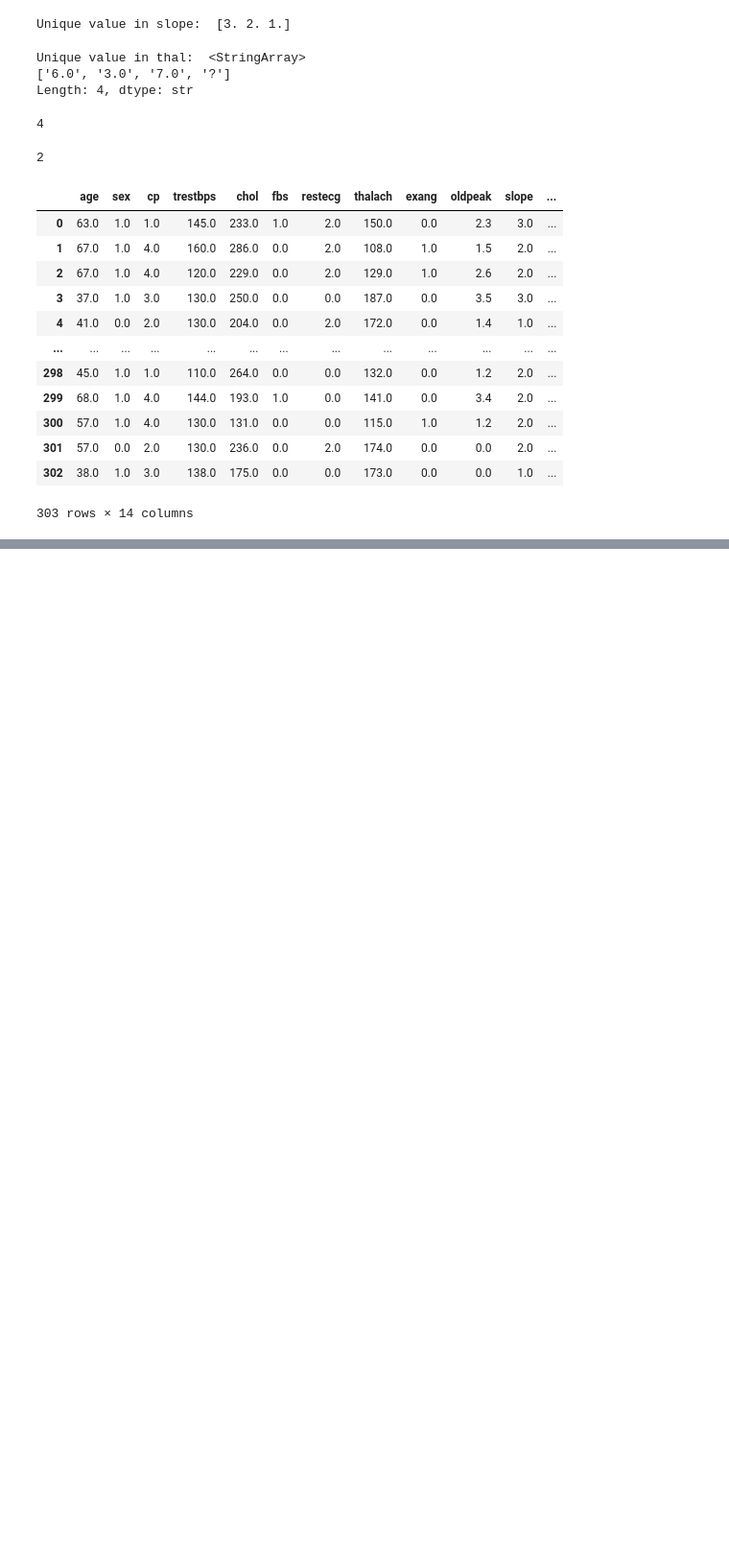
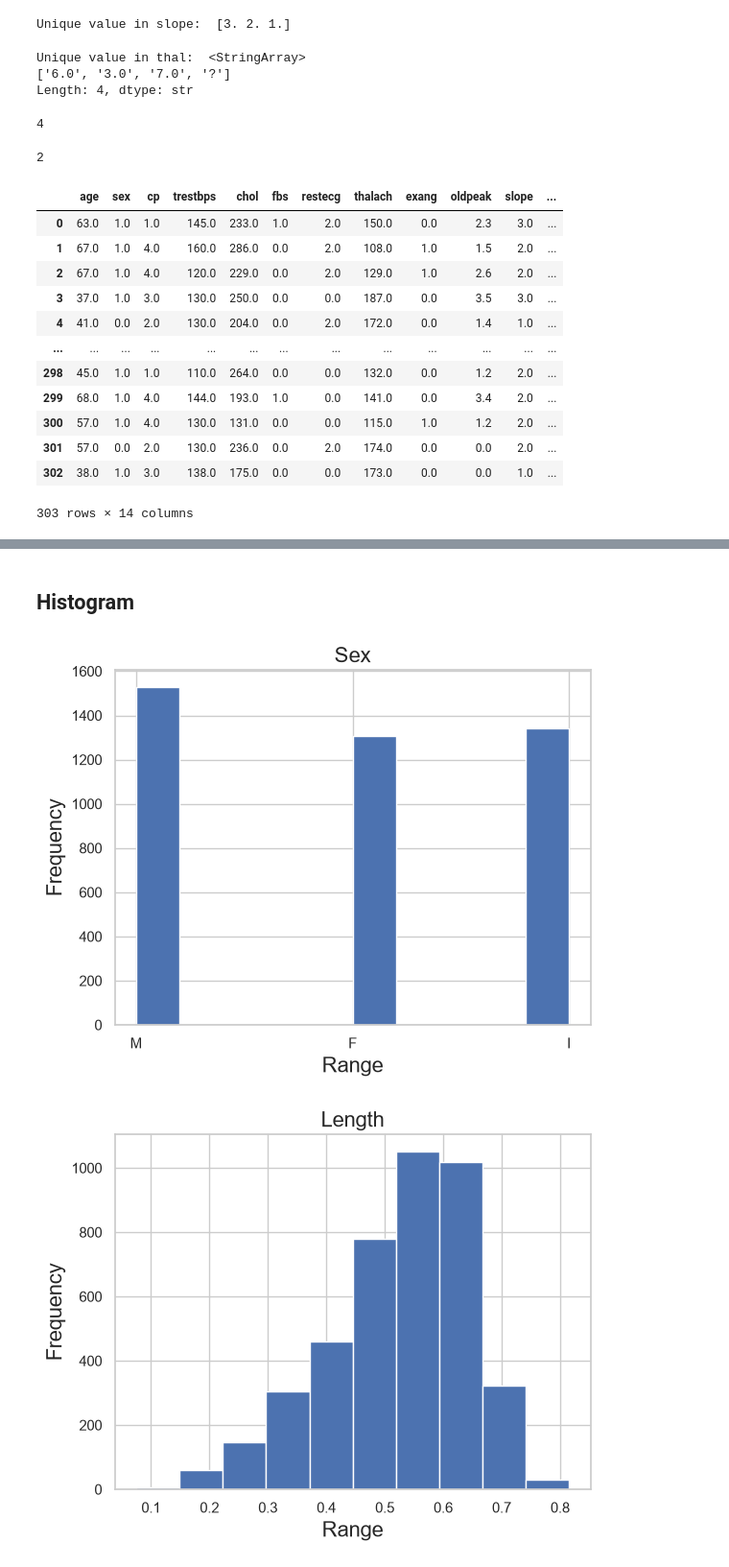
Before and after one commit to 24f3003058/Machine-Learning-Practice, a Jupyter notebook: DataPreProcessing.ipynb, the cells around one changed output, grey strips where cells are left out. Shown at 96% size. Drawn from its saved outputs; the diff is of its cells as text; code cells hidden in the pictures; blank space fills up the shorter version.

```diff
--- a/DataPreProcessing.ipynb
+++ b/DataPreProcessing.ipynb
@@ -137,0 +161,3 @@ imputer=imputer.fit(heart_data)
+# %%
+cols = ['Sex', 'Length', 'Diameter', 'Height', 'Whole weight', 'Shucked weight', 'Viscera weight', 'Shell weight', 'Rings']
+abalone_data = pd.read_csv('https://archive.ics.uci.edu/ml/machine-learning-databases/abalone/abalone.data', header=None, names=cols)
@@ -137,0 +198,2 @@ imputer=imputer.fit(heart_data)
+# %%
+y= abalone_data.pop("Rings")
@@ -137,0 +237,12 @@ imputer=imputer.fit(heart_data)
+# %% [markdown]
+## Histogram
+# %%
+for name in cols[0:len(cols)-1]:
+    plt.hist(abalone_data[name].values)
+    plt.title(name,fontsize=16)
+    plt.xlabel('Range',fontsize=16)
+    plt.ylabel('Frequency',fontsize=16)
+    plt.show()
+# %% [output]
+[figure, added]
+[figure, added]
```
Also changed, not shown: parts of 26 cells of this notebook.
